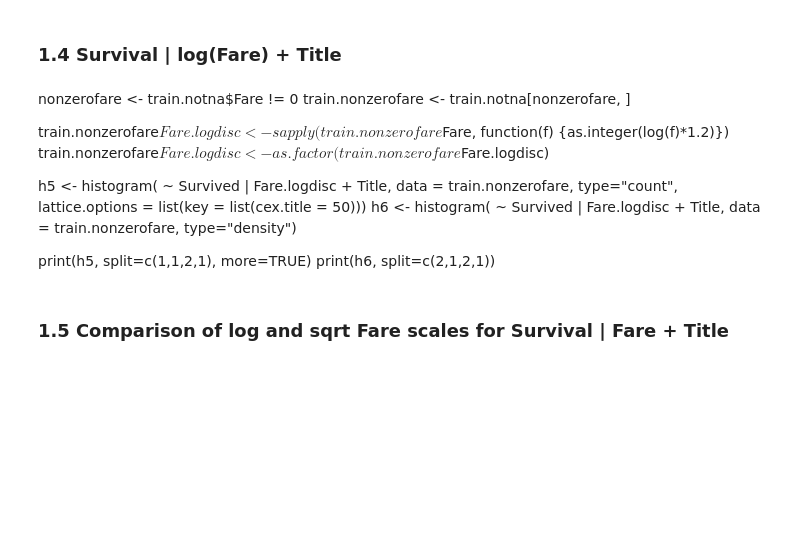
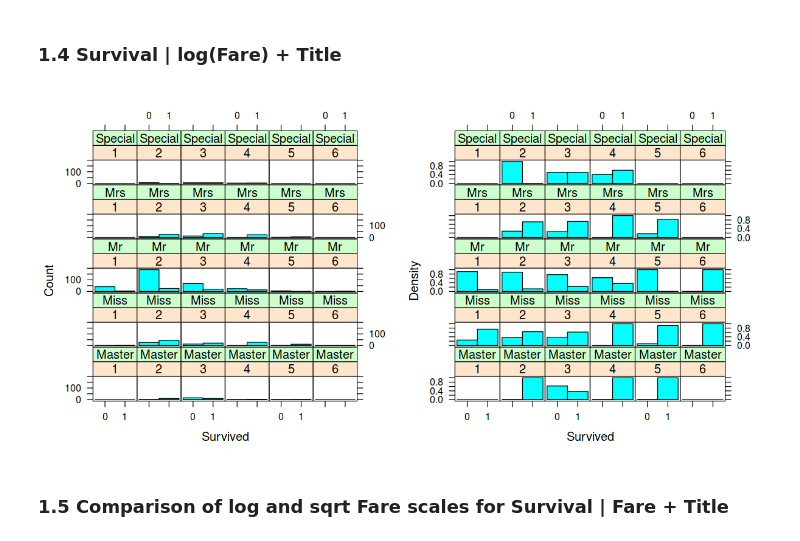
Before and after one commit to sapristi/ML, a Jupyter notebook: experiments/titanic_challenge/fare_exploration.ipynb, the cells around one changed output. Cells and saved outputs as stored; diff of their text form; code cells hidden in the pictures; blank space fills up the shorter version.

```diff
--- a/experiments/titanic_challenge/fare_exploration.ipynb
+++ b/experiments/titanic_challenge/fare_exploration.ipynb
@@ -78,19 +78,21 @@ print(h4, split=c(2,1,2,1))
 [figure]
 # %% [markdown]
 ### 1.4 Survival | log(Fare) + Title
-# %% [markdown]
-nonzerofare <- train.notna$Fare != 0
-train.nonzerofare <- train.notna[nonzerofare, ]
-
-train.nonzerofare$Fare.logdisc <- sapply(train.nonzerofare$Fare, function(f) {as.integer(log(f)*1.2)})
-train.nonzerofare$Fare.logdisc <- as.factor(train.nonzerofare$Fare.logdisc)
-
-h5 <- histogram( ~ Survived  | Fare.logdisc + Title, data = train.nonzerofare, type="count",
-          lattice.options = list(key = list(cex.title = 50)))
-h6 <- histogram( ~ Survived  | Fare.logdisc + Title, data = train.nonzerofare, type="density")
-
-print(h5, split=c(1,1,2,1), more=TRUE)
-print(h6, split=c(2,1,2,1))
+# %%
+nonzerofare <- train.notna$Fare != 0
+train.nonzerofare <- train.notna[nonzerofare, ]
+
+train.nonzerofare$Fare.logdisc <- sapply(train.nonzerofare$Fare, function(f) {floor(log(f))})
+train.nonzerofare$Fare.logdisc <- as.factor(train.nonzerofare$Fare.logdisc)
+
+h5 <- histogram( ~ Survived  | Fare.logdisc + Title, data = train.nonzerofare, type="count",
+          lattice.options = list(key = list(cex.title = 50)))
+h6 <- histogram( ~ Survived  | Fare.logdisc + Title, data = train.nonzerofare, type="density")
+
+print(h5, split=c(1,1,2,1), more=TRUE)
+print(h6, split=c(2,1,2,1))
+# %% [output]
+[figure, added]
 # %% [markdown]
 ### 1.5 Comparison of log and sqrt Fare scales for Survival | Fare + Title
 # %%
```
Also changed, not shown: parts of 2 cells of this notebook, 6 other files.
